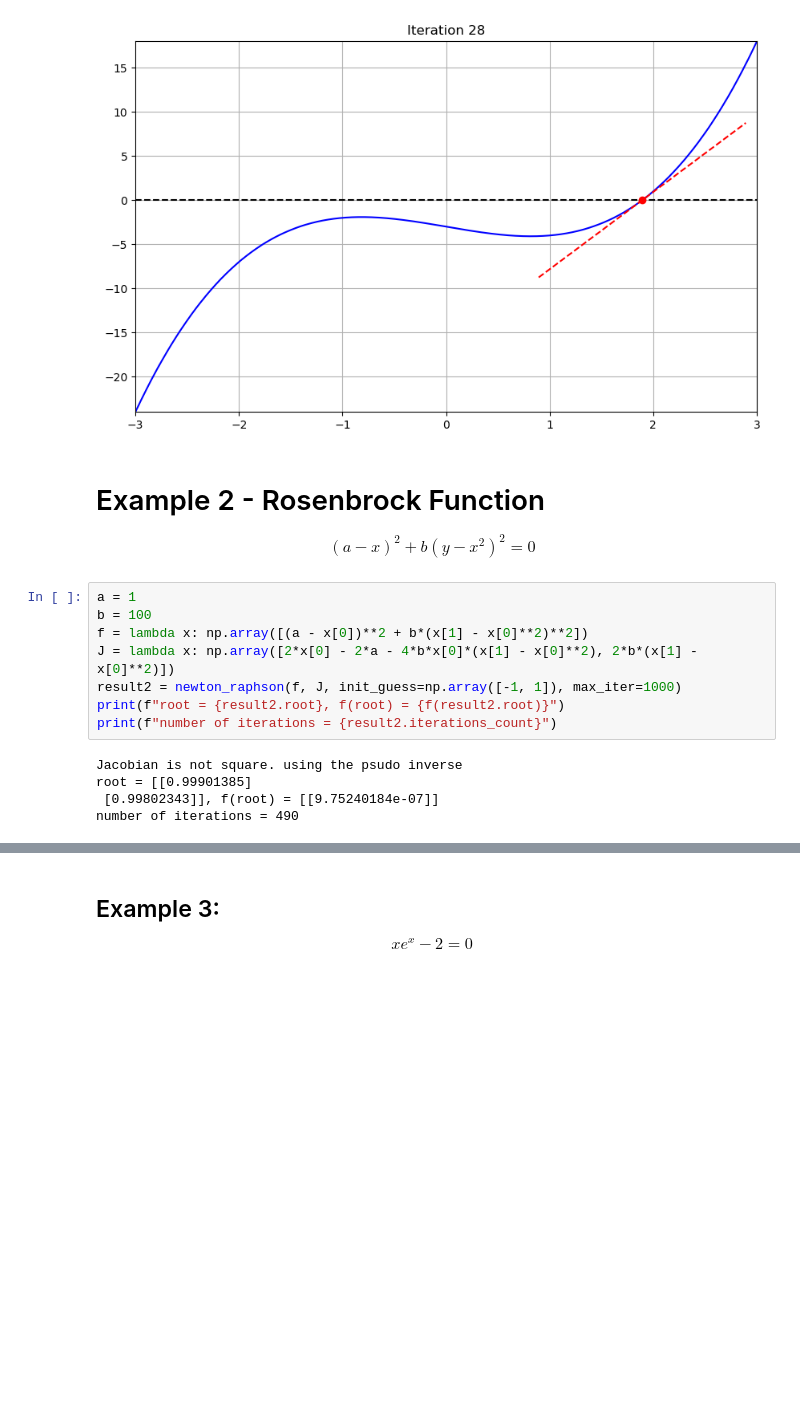
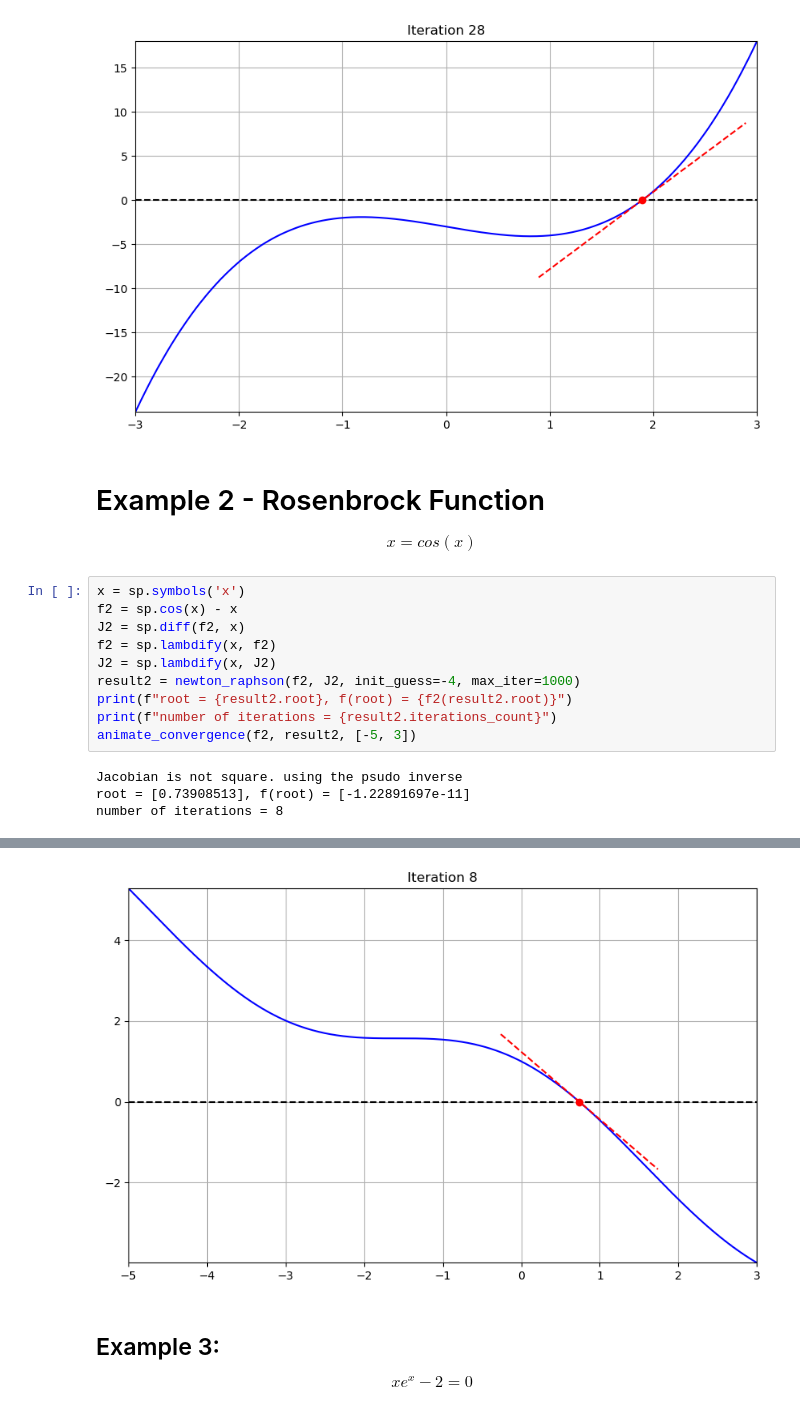
Before and after one commit to erfanhamdi/ME700, a Jupyter notebook: assignment_1_part_1/tutorial.ipynb, the cells around one changed output, grey strips where cells are left out. Cells and saved outputs as stored; diff of their text form; blank space fills up the shorter version.

```diff
--- a/assignment_1_part_1/tutorial.ipynb
+++ b/assignment_1_part_1/tutorial.ipynb
@@ -85,17 +97,18 @@ number of iterations = 28
 [figure]
 # %% [markdown]
 # Example 2 - Rosenbrock Function
-$$(a - x)^2 + b(y - x^2)^2 = 0$$
+$$x = cos(x)$$
-# %%
-a = 1
-b = 100
-f = lambda x: np.array([(a - x[0])**2 + b*(x[1] - x[0]**2)**2])
-J = lambda x: np.array([2*x[0] - 2*a - 4*b*x[0]*(x[1] - x[0]**2), 2*b*(x[1] - x[0]**2)])
-result2 = newton_raphson(f, J, init_guess=np.array([-1, 1]), max_iter=1000)
-print(f"root = {result2.root}, f(root) = {f(result2.root)}")
-print(f"number of iterations = {result2.iterations_count}")
-# %% [output]
-Jacobian is not square. using the psudo inverse
-root = [[0.99901385]
- [0.99802343]], f(root) = [[9.75240184e-07]]
-number of iterations = 490
+# %%
+x = sp.symbols('x')
+f2 = sp.cos(x) - x
+J2 = sp.diff(f2, x)
+f2 = sp.lambdify(x, f2)
+J2 = sp.lambdify(x, J2)
+result2 = newton_raphson(f2, J2, init_guess=-4, max_iter=1000)
+print(f"root = {result2.root}, f(root) = {f2(result2.root)}")
+print(f"number of iterations = {result2.iterations_count}")
+animate_convergence(f2, result2, [-5, 3])
+# %% [output]
+Jacobian is not square. using the psudo inverse
+root = [0.73908513], f(root) = [-1.22891697e-11]
+number of iterations = 8
@@ -102,3 +116,4 @@ number of iterations = 490
+[figure, added]
 # %% [markdown]
 ## Example 3:
 $$xe^x - 2 = 0$$
```
Also changed, not shown: parts of 8 cells of this notebook, 1 other file.
